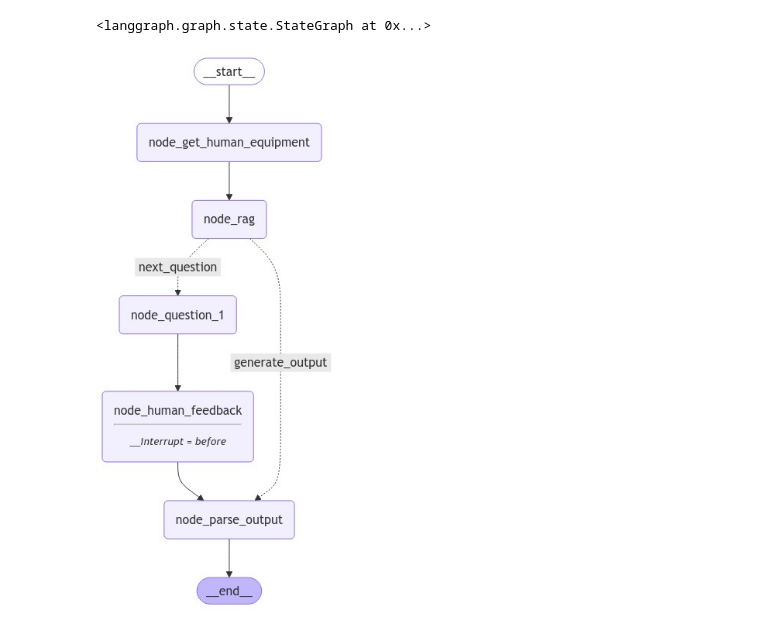
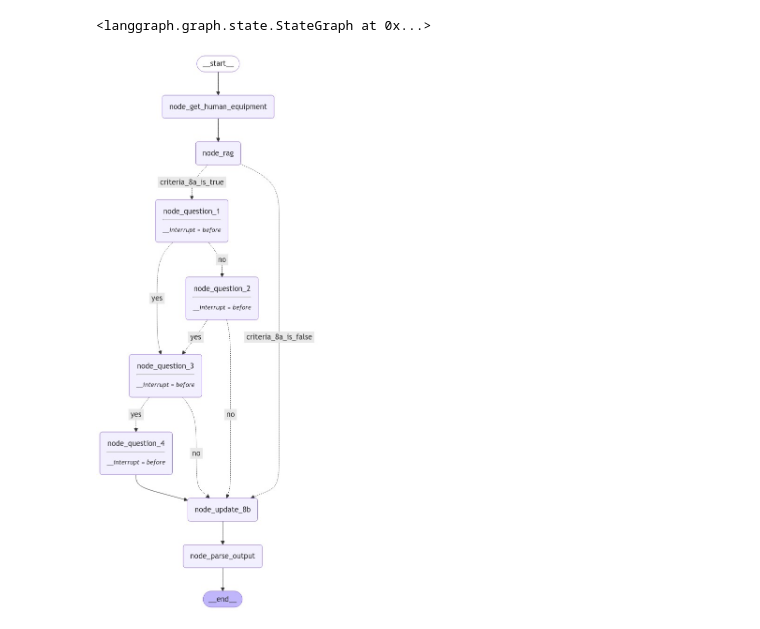
Before and after one commit to jespinosal/system_impact_classification, a Jupyter notebook: playground/bot_flows_experiments_hitl.ipynb, the cells around one changed output. Cells and saved outputs as stored; diff of their text form; code cells hidden in the pictures.

```diff
--- a/playground/bot_flows_experiments_hitl.ipynb
+++ b/playground/bot_flows_experiments_hitl.ipynb
@@ -198,32 +241,38 @@ builder = StateGraph(AgentState)
 builder.add_node("node_get_human_equipment", node_get_human_equipment)
 builder.add_node("node_rag", node_rag)
 builder.add_node("node_question_1", node_question_1)
-builder.add_node("node_human_feedback", node_human_feedback)
+builder.add_node("node_question_2", node_question_2)
+builder.add_node("node_question_3", node_question_3)
+builder.add_node("node_question_4", node_question_4)
+builder.add_node("node_update_8b", node_update_8b)
 builder.add_node("node_parse_output", node_parse_output)
 
 # Node edges:
 builder.add_edge(START, "node_get_human_equipment")
 builder.add_edge("node_get_human_equipment", "node_rag")
-builder.add_conditional_edges("node_rag", question_8_eval, {'next_question': "node_question_1",  "generate_output": 'node_parse_output'})
-builder.add_edge("node_question_1", "node_human_feedback")
-builder.add_edge("node_human_feedback", "node_parse_output")
+builder.add_conditional_edges("node_rag", eval_criteria_8a, {'criteria_8a_is_true': "node_question_1",  "criteria_8a_is_false": 'node_update_8b'})
+builder.add_conditional_edges("node_question_1", eval_question_1, {'yes': "node_question_3",  "no": "node_question_2"})
+builder.add_conditional_edges("node_question_2", eval_question_2, {'yes': "node_question_3",  "no": "node_update_8b"})
+builder.add_conditional_edges("node_question_3", eval_question_3, {'yes': "node_question_4",  "no": "node_update_8b"})
+builder.add_edge("node_question_4", "node_update_8b")
+builder.add_edge("node_update_8b", "node_parse_output")
 builder.add_edge("node_parse_output", END)
 # %% [output]
 <langgraph.graph.state.StateGraph at 0x...>
 # %%
 from IPython.display import Image, display
 from langgraph.checkpoint.memory import MemorySaver
 
 # You MUST use a checkpoiner when using breakpoints. This is because your graph needs to be able to resume execution. (https://langchain-ai.github.io/langgraph/concepts/low_level/#configuration)
 memory = MemorySaver()
 #graph = builder.compile()
-graph = builder.compile(checkpointer=memory, interrupt_before=["node_human_feedback"]) #   interrupt_before=['human_feedback'])
+graph = builder.compile(checkpointer=memory, interrupt_before=["node_question_1", "node_question_2", "node_question_3", "node_question_4"]) #   interrupt_before=['human_feedback'])
 
 
 # View
 display(Image(graph.get_graph(xray=1).draw_mermaid_png()))
 # %% [output]
-[figure, old version]
+[figure, new version]
 # %%
 
 config = {"configurable": {"thread_id": "1"}}
```
Also changed, not shown: parts of 9 cells of this notebook, 5 other files.
